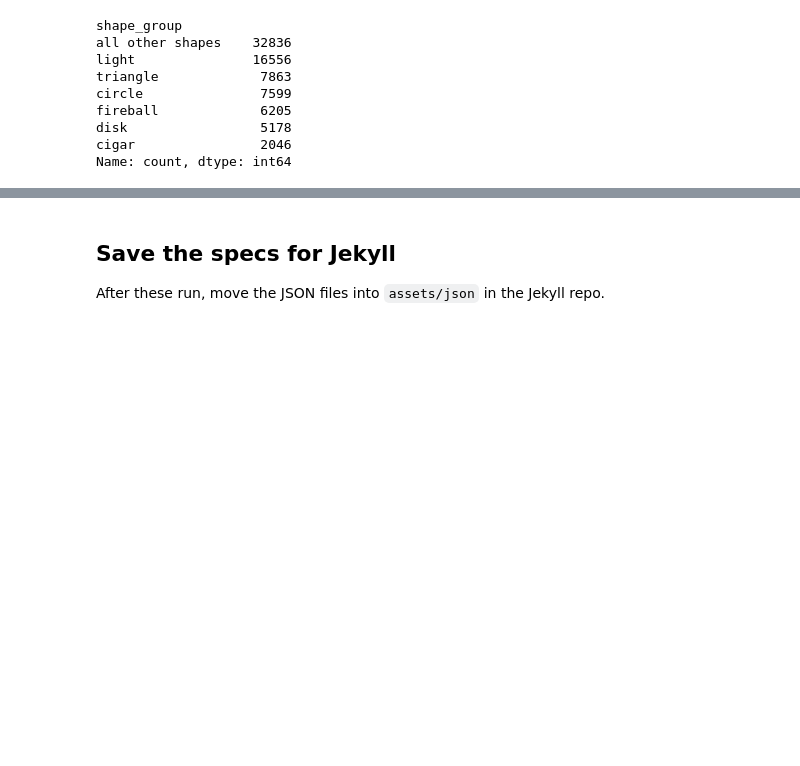
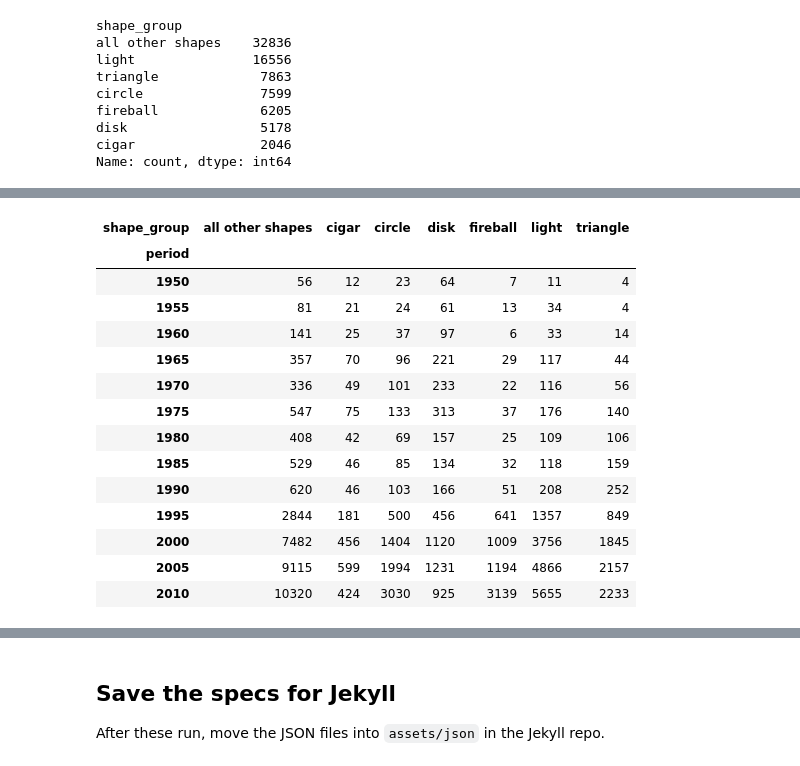
Before and after one commit to AirlessEA/AirlessEA.github.io, a Jupyter notebook: python_notebooks/ufo_altair_hw.ipynb, the cells around one changed output, grey strips where cells are left out. Saved outputs shown, nothing was run; the diff lists cells and outputs as text; code cells hidden in the pictures; blank space fills up the shorter version.

```diff
--- a/python_notebooks/ufo_altair_hw.ipynb
+++ b/python_notebooks/ufo_altair_hw.ipynb
@@ -43,12 +38,10 @@ len(ufos)
 # %%
-ufos['date'] = pd.to_datetime(ufos['date'], format='%m/%d/%Y %H:%M')
+ufos['year']= ufos['date'].dt.year
+ufos['month']= ufos['date'].dt.month
+ufos['hour']= ufos['date'].dt.hour
 
-ufos['year'] = ufos['date'].dt.year
-ufos['month'] = ufos['date'].dt.month
-ufos['hour'] = ufos['date'].dt.hour
-
-ufos_clean = ufos.dropna(subset=['shape'])
-ufos_clean = ufos_clean[ufos_clean['year'] >= 1950].copy()
+ufos_clean =ufos.dropna(subset=['shape'])
+ufos_clean = ufos_clean.loc[ufos_clean['year']>= 1950].copy()
 len(ufos_clean)
 # %% [output]
 78283
@@ -75,11 +68,11 @@ dome             1
 changed          1
 Name: count, dtype: int64
 # %%
-keep_shapes = ['light', 'fireball', 'circle', 'triangle', 'disk', 'cigar']
+keep_shapes = ['light','fireball', 'circle', 'triangle','disk', 'cigar']
 
-ufos_clean['shape_group'] = ufos_clean['shape'].where(ufos_clean['shape'].isin(keep_shapes),
-                                                      'all other shapes')
-shape_order = keep_shapes + ['all other shapes']
+ufos_clean['shape_group'] = 'all other shapes'
+for s in keep_shapes:
+    ufos_clean.loc[ufos_clean['shape'] == s, 'shape_group'] =s
 ufos_clean['shape_group'].value_counts()
 # %% [output]
 shape_group
@@ -127,0 +91,21 @@ Timestamp('2014-05-08 18:45:00')
+# %%
+ufos_clean['period'] = (ufos_clean['year']// 5) * 5
+ufos_clean['reports'] = 1
+shape_counts = ufos_clean.groupby(['period', 'shape_group'])['reports'].sum().unstack()
+shape_counts
+# %% [output]
+| shape_group | all other shapes | cigar | circle | disk | fireball | light | triangle |
+| period |  |  |  |  |  |  |  |
+| 1950 | 56 | 12 | 23 | 64 | 7 | 11 | 4 |
+| 1955 | 81 | 21 | 24 | 61 | 13 | 34 | 4 |
+| 1960 | 141 | 25 | 37 | 97 | 6 | 33 | 14 |
+| 1965 | 357 | 70 | 96 | 221 | 29 | 117 | 44 |
+| 1970 | 336 | 49 | 101 | 233 | 22 | 116 | 56 |
+| 1975 | 547 | 75 | 133 | 313 | 37 | 176 | 140 |
+| 1980 | 408 | 42 | 69 | 157 | 25 | 109 | 106 |
+| 1985 | 529 | 46 | 85 | 134 | 32 | 118 | 159 |
+| 1990 | 620 | 46 | 103 | 166 | 51 | 208 | 252 |
+| 1995 | 2844 | 181 | 500 | 456 | 641 | 1357 | 849 |
+| 2000 | 7482 | 456 | 1404 | 1120 | 1009 | 3756 | 1845 |
+| 2005 | 9115 | 599 | 1994 | 1231 | 1194 | 4866 | 2157 |
+| 2010 | 10320 | 424 | 3030 | 925 | 3139 | 5655 | 2233 |
```
Also changed, not shown: parts of 24 cells of this notebook.
